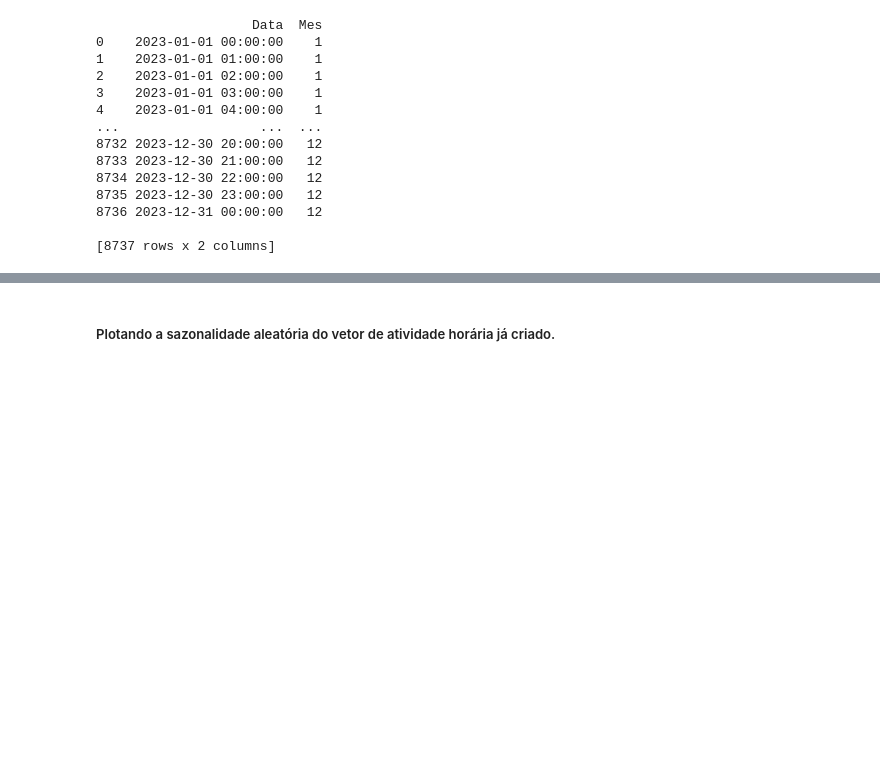
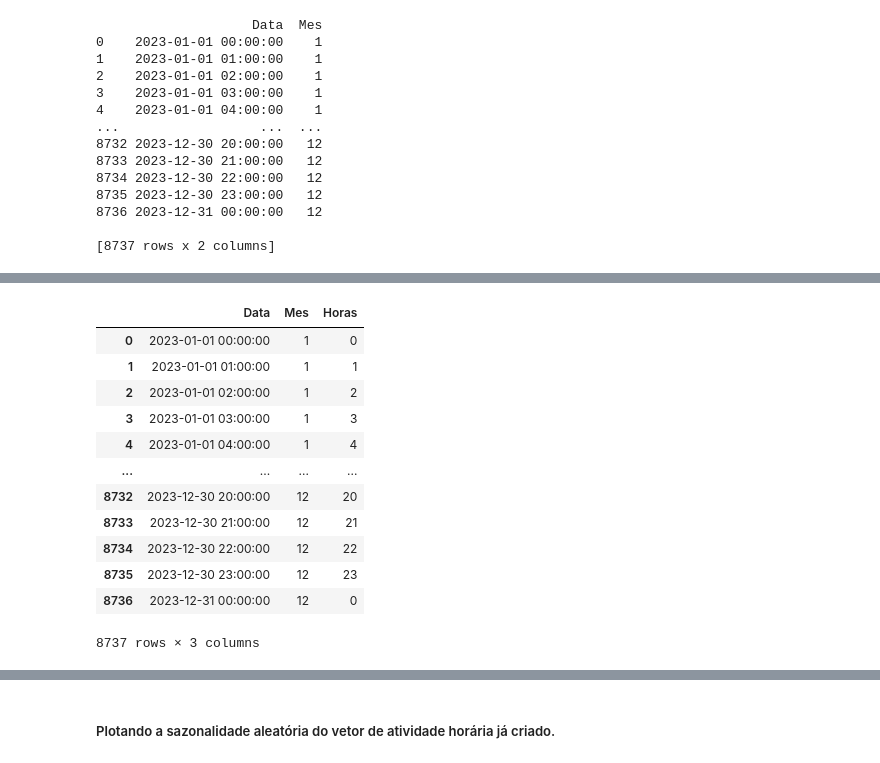
Before and after one commit to martinscica/ENS5173, a Jupyter notebook: Atividade01_Bruno_Cecilia.ipynb, the cells around one changed output, grey strips where cells are left out. Saved outputs shown, nothing was run; the diff lists cells and outputs as text; code cells hidden in the pictures; blank space fills up the shorter version.

```diff
--- a/Atividade01_Bruno_Cecilia.ipynb
+++ b/Atividade01_Bruno_Cecilia.ipynb
@@ -170,5 +170,35 @@ df.to_csv(r"C:\Users\cecil\OneDrive\Documentos\CPA\ENS5173\tabelas\ativ.csv")
 
 [8737 rows x 3 columns]
+# %%
+# Criando vetor de datas em hora
+import pandas as pd
+
+# Criar um intervalo de datas
+datasHora = pd.date_range(start='2023-01-01', end='2023-12-31', freq='h')
+
+# Criar um DataFrame com as datas
+dfHora = pd.DataFrame({'Data': datasHora})
+
+# Extrair os meses e horas das datas e adicioná-los como uma nova coluna no DataFrame
+dfHora['Mes'] = dfHora['Data'].dt.month
+dfHora['Horas'] = dfHora['Data'].dt.hour
+
+# Mostrar o DataFrame resultante
+dfHora
+# %% [output]
+|  | Data | Mes | Horas |
+| 0 | 2023-01-01 00:00:00 | 1 | 0 |
+| 1 | 2023-01-01 01:00:00 | 1 | 1 |
+| 2 | 2023-01-01 02:00:00 | 1 | 2 |
+| 3 | 2023-01-01 03:00:00 | 1 | 3 |
+| 4 | 2023-01-01 04:00:00 | 1 | 4 |
+| ... | ... | ... | ... |
+| 8732 | 2023-12-30 20:00:00 | 12 | 20 |
+| 8733 | 2023-12-30 21:00:00 | 12 | 21 |
+| 8734 | 2023-12-30 22:00:00 | 12 | 22 |
+| 8735 | 2023-12-30 23:00:00 | 12 | 23 |
+| 8736 | 2023-12-31 00:00:00 | 12 | 0 |
+8737 rows × 3 columns
 # %%
 # Criando componente sazonal
 
```
Also changed, not shown: parts of 8 cells of this notebook.
